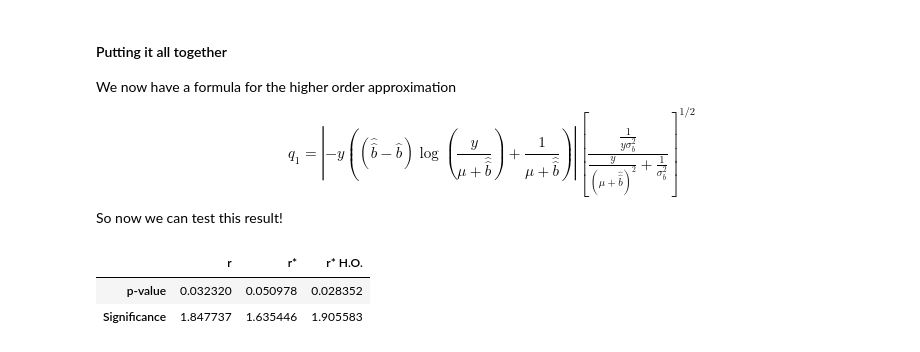
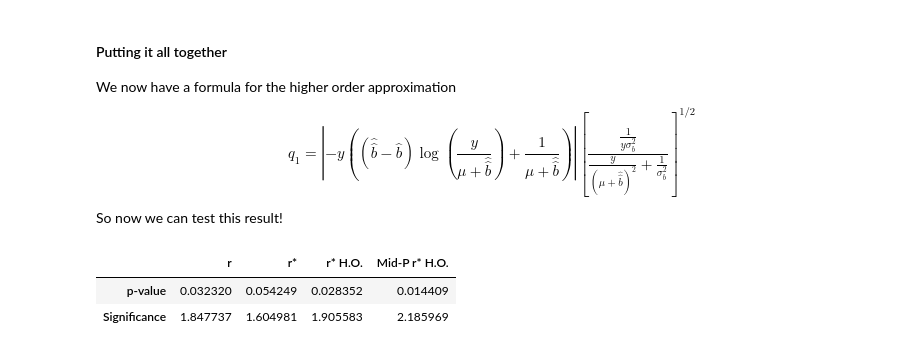
Before and after one commit to rubenguevara/Higher-order-asymptotics-HEP, a Jupyter notebook: NP_test.ipynb, the cells around one changed output. Drawn from its saved outputs; the diff is of its cells as text; code cells hidden in the pictures.

Commit message:
Updated higher order terms and tested canonical parametrization

```diff
--- a/NP_test.ipynb
+++ b/NP_test.ipynb
@@ -85,9 +85,9 @@ def info_func(mu, b_hatt, y):
     j = y/(mu+b_hatt)**2
     return j
 
-def wald(mu_hat, mu, b_hatt, y):
+def wald(mu_hat, mu, b_hatt, y, b_hat, db):
     j = info_func(mu_hat, b_hatt, y)
-    t = np.sqrt(j)*(mu_hat-mu)
+    t = np.sqrt(j)*(mu_hat-mu)*np.sqrt(  np.abs(y/(mu_hat + b_hat)**2 +1/db**2)/np.abs(y/(mu + b_hatt)**2 +1/db**2)   )
     return t
 
 def score(mu_hat, mu, b_hatt, y):
@@ -98,7 +98,7 @@ def score(mu_hat, mu, b_hatt, y):
 def modified_likelihood_root(mu, mu_hat, b_hat, b_hhat, y, b_0, db, doWald=True):
     r_mu = likelihood_root(mu, mu_hat, b_hat, b_hhat, y, b_0, db)
     if doWald == True:
-        q_mu = wald(mu_hat, mu, b_hhat, y)
+        q_mu = wald(mu_hat, mu, b_hhat, y, b_hat, db)
     else:
         q_mu = score(mu_hat, mu, b_hhat, y)
     return r_mu + (1 / r_mu) * np.log(q_mu / r_mu)
@@ -155,0 +312,10 @@ df
+# %%
+def higher_order_terms(mu, b_hat, b_hhat, y, db):
+        q = np.abs(np.log(y/(mu+b_hhat))*y -y*(b_hhat-b_hat)/((mu+b_hhat)))
+        jacobian = np.sqrt(  np.abs(1/(y*db**2)) / np.abs(1/db**2 + (y/(mu+b_hhat)**2)))
+        return q*jacobian
+
+def modified_likelihood_root_HO(mu, mu_hat, b_hat, b_hhat, y, b_0, db):
+        r_mu = likelihood_root(mu, mu_hat, b_hat, b_hhat, y, b_0, db)
+        q_1 = higher_order_terms(mu, b_hat, b_hhat, y, db)
+        return r_mu + (1 / r_mu) * np.log(q_1 / r_mu)
@@ -300,16 +568,25 @@ def modified_likelihood_root_HO(mu, mu_hat, b_hat, b_hhat, y, b_0, db):
 # %%
 r_s_HO = modified_likelihood_root_HO(0, mu_hat, b_hat, b_hatt, y_obs, b_0, sigma_b)
 
 r_sf_HO = stats.norm.sf(r_s_HO, loc=0)
 
+
+y_obs_mp = 3.5
+mu_hat_mp = y_obs_mp - b_0
+b_hatt_mp = (b_0-sigma_b**2+np.sqrt((b_0-sigma_b**2)**2+4*y_obs_mp*(sigma_b**2)))/2
+
+r_s_HO_mp = modified_likelihood_root_HO(0, mu_hat_mp, b_hat, b_hatt_mp, y_obs_mp, b_0, sigma_b)
+
+r_sf_HO_mp = stats.norm.sf(r_s_HO_mp, loc=0)
+
 #Making a table of the results...
 
-data_sf = {'r': [r_sf, r], 'r*': [r_star_sf, r_s], 'r* H.O.': [r_sf_HO, r_s_HO]}
+data_sf = {'r': [r_sf, r], 'r*': [r_star_sf, r_s], 'r* H.O.': [r_sf_HO, r_s_HO], 'Mid-P r* H.O.': [r_sf_HO_mp, r_s_HO_mp]}
 df= pd.DataFrame(data_sf)
 df.index = ['p-value', 'Significance']
 
 df
 # %% [output]
-|  | r | r* | r* H.O. |
-| p-value | 0.032320 | 0.050978 | 0.028352 |
-| Significance | 1.847737 | 1.635446 | 1.905583 |
+|  | r | r* | r* H.O. | Mid-P r* H.O. |
+| p-value | 0.032320 | 0.054249 | 0.028352 | 0.014409 |
+| Significance | 1.847737 | 1.604981 | 1.905583 | 2.185969 |
```
Also changed, not shown: parts of 30 cells of this notebook.
